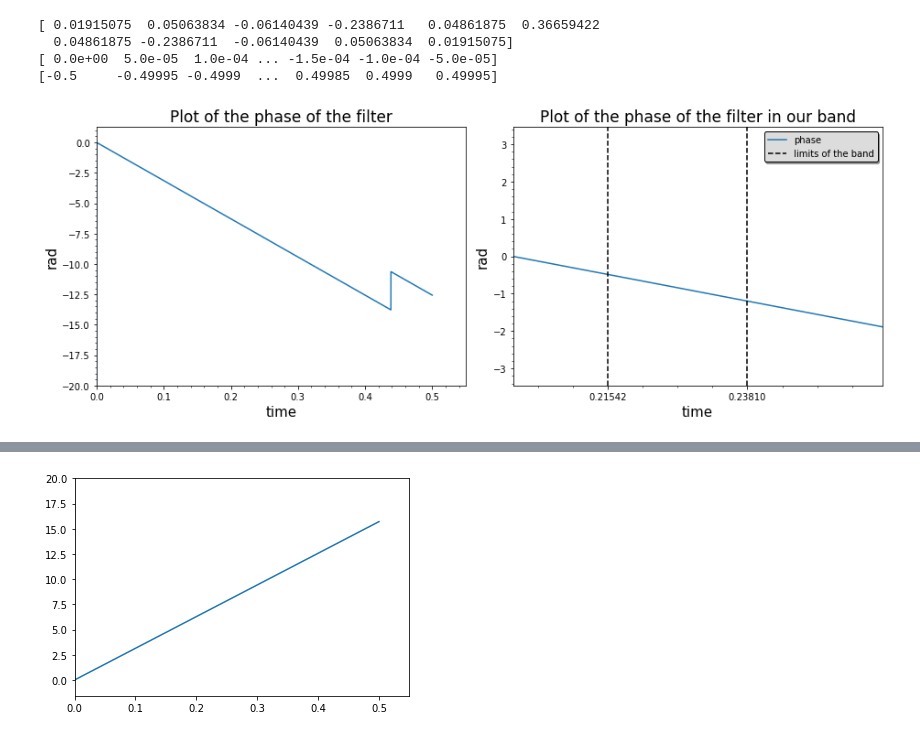
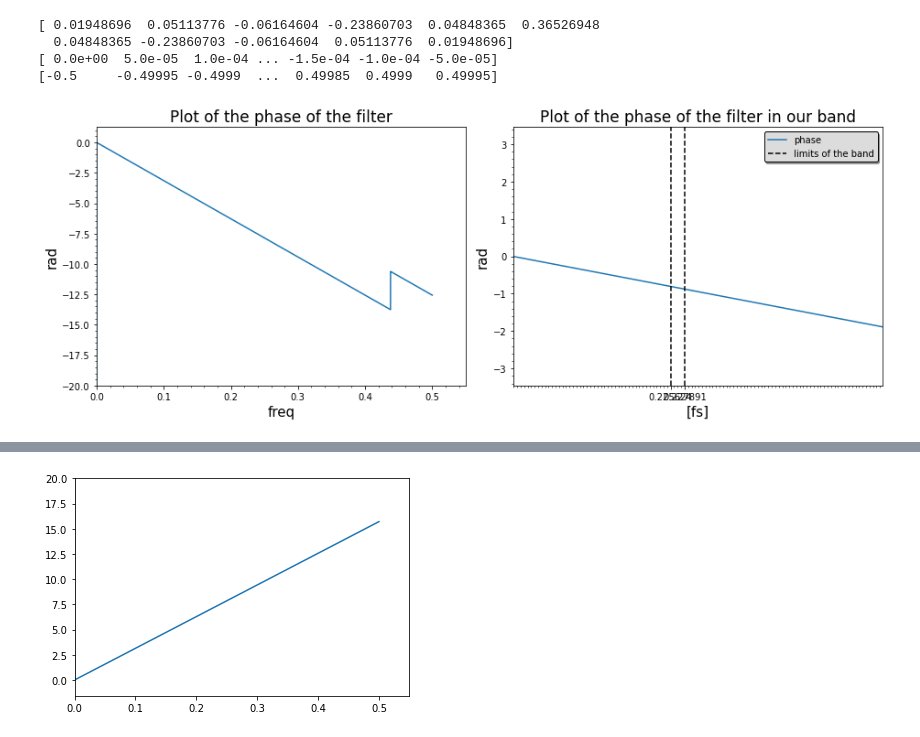
Before and after one commit to GiacomoFrn/MAPD_modA, a Jupyter notebook: python_part.ipynb, the cells around one changed output, grey strips where cells are left out. Cells and saved outputs as stored; diff of their text form; code cells hidden in the pictures.

Commit message:
new graphs

```diff
--- a/python_part.ipynb
+++ b/python_part.ipynb
@@ -19,7 +19,7 @@ import cmath
 
 #FILTER DESIGN
 numtaps = 11
-f = [9500,10500]
+f = [9950,10050]
 fs = 44100
 coeff = signal.firwin(numtaps, f, pass_zero ='bandpass',fs=fs)
 print(coeff)
@@ -32,38 +32,41 @@ phase_unwrap = np.unwrap(p=phase) #Toglie le discontinuità
 freqs_H = fftpack.fftfreq(20000)
 print(freqs_H)
 idx = np.argsort(freqs_H)
 print(freqs_H[idx])
 fig, ax = plt.subplots(nrows=1, ncols=2, figsize=(13,5))
 ax[0].plot(freqs_H[idx], phase_unwrap[idx], label = 'phase')
 ax[0].set_xlim(left=0)
 ax[0].set_ylim(bottom=-20)
-ax[0].set_xlabel('time', fontsize=15)
+ax[0].set_xlabel('freq', fontsize=15)
 ax[0].set_ylabel('rad', fontsize=15)
 ax[0].set_title('Plot of the phase of the filter', fontsize=17)
 ax[0].minorticks_on()
 ax[1].plot(freqs_H[idx], phase[idx], label='phase')
 ax[1].set_xlim(left=0.20, right=0.26)
-ax[1].set_xlabel('time', fontsize=15)
+ax[1].set_xlabel('[fs]', fontsize=15)
 ax[1].set_ylabel('rad', fontsize=15)
 ax[1].set_title('Plot of the phase of the filter in our band', fontsize=17)
 ax[1].axvline(x=(f[0]/fs), linestyle='--', color ='black', label='limits of the band' ) # Limits of our band
 ax[1].axvline(x=(f[1]/fs), linestyle='--', color ='black' )
 ax[1].legend(shadow=True, framealpha=1, facecolor='gainsboro', edgecolor='black', prop={'size':10}, loc='upper right')
-ax[1].set_xticks(np.array(f)/fs)
+ax[1].set_xticks(np.array(f)/fs, rotation=60)
 ax[1].minorticks_on()
+
 fig.tight_layout()
 
-freq_sample_1, sig_audio_1 = wavfile.read("10kHz_44100Hz_16bit_05sec.wav")
-freq_sample_2, sig_audio_2 = wavfile.read("1kHz_44100Hz_16bit_05sec.wav")
+freq_sample_1, sig_audio_1 = wavfile.read("10kHz_44100Hz_16bit_05sec.wav")# portante_1
+freq_sample_2, sig_audio_2 = wavfile.read("1kHz_44100Hz_16bit_05sec.wav")# portante_1
+freq_sample_3, sig_audio_3 = wavfile.read("audiocheck.net_sin_5000Hz_-3dBFS_5s.wav")#16 bit
+freq_sample_4, sig_audio_4 = wavfile.read("audiocheck.net_sin_100Hz_-3dBFS_5s.wav")#16 bit, modulante
 
 #print(freq_sample_1)
 #type(sig_audio_1)
 
 #print(freq_sample_2)
 #type(sig_audio_2)
 # %% [output]
-[ 0.01915075  0.05063834 -0.06140439 -0.2386711   0.04861875  0.36659422
-  0.04861875 -0.2386711  -0.06140439  0.05063834  0.01915075]
+[ 0.01948696  0.05113776 -0.06164604 -0.23860703  0.04848365  0.36526948
+  0.04848365 -0.23860703 -0.06164604  0.05113776  0.01948696]
 [ 0.0e+00  5.0e-05  1.0e-04 ... -1.5e-04 -1.0e-04 -5.0e-05]
 [-0.5     -0.49995 -0.4999  ...  0.49985  0.4999   0.49995]
-[figure, old version]
+[figure, new version]
```
Also changed, not shown: parts of 5 cells of this notebook.
